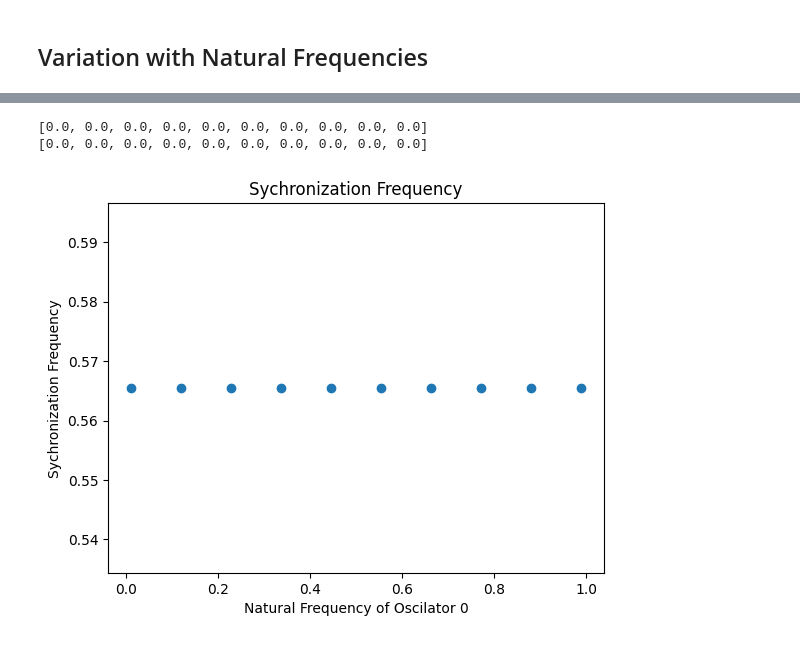
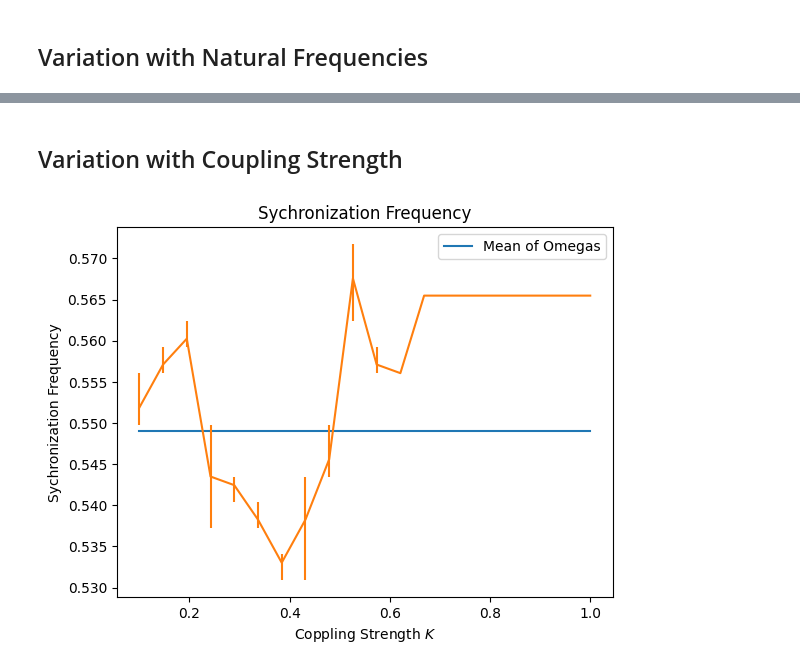
Before and after one commit to guilhermebaos/Utrecht-Summer-School-2024, a Jupyter notebook: Complex-Systems/02-Project-2/01-Equilibrium-Frequency.ipynb, the cells around one changed output, grey strips where cells are left out. Saved outputs shown, nothing was run; the diff lists cells and outputs as text; code cells hidden in the pictures.

```diff
--- a/Complex-Systems/02-Project-2/01-Equilibrium-Frequency.ipynb
+++ b/Complex-Systems/02-Project-2/01-Equilibrium-Frequency.ipynb
@@ -106,50 +230,51 @@ Text(0.5, 1.0, 'FFT of Oscilators')
+# %% [markdown]
+## Variation with Coupling Strength
 # %%
 sim_set.plotEvolution = False
-tests = 10
-samples = 20
+tests = 16
+samples = 10
 
 timesteps = int(sim_set.T / sim_set.dt)
-start = int(timesteps*0.75)
+start = int(timesteps * 0.75)
 sampleTime = (timesteps - start) / timesteps * sim_set.T
 
+kk = np.linspace(0, 1.5, tests)
 omega = np.random.rand(par.N)
-omegaTest = np.linspace(0.01, 0.99, tests)
+omegaMean = np.ones(tests) * np.mean(omega)
 
 finalOmega = []
 finalOmegaMin = []
 finalOmegaMax = []
 for testIndex in range(tests):
-    omega[0] = omegaTest[testIndex]
+    par.K = kk[testIndex]
 
     finalOmega += [[]]
     for _ in range(samples):
         thetas, orderPar = Kuramoto_simulator(par, sim_set, omega=omega)
 
         oscilators = []
         for index in range(par.N):
             mags = np.abs(np.fft.fft(np.exp(1j * thetas[index, start:])))
             omegas = (np.arange(0, len(mags)) / sampleTime) * 2 * np.pi
 
             oscilators += [omegas[list(mags).index(np.max(mags))]]
 
         finalOmega[-1] += [np.mean(oscilators)]
 
     finalOmegaMin += [min(finalOmega[-1])]
     finalOmegaMax += [max(finalOmega[-1])]
     finalOmega[-1] = np.mean(finalOmega[-1])
 
-    finalOmegaMin[-1] = finalOmega[-1] - finalOmegaMin[-1]
-    finalOmegaMax[-1] = finalOmegaMax[-1] - finalOmega[-1]
+    finalOmegaMin[-1] = abs(finalOmega[-1] - finalOmegaMin[-1])
+    finalOmegaMax[-1] = abs(finalOmegaMax[-1] - finalOmega[-1])
 
 
-print(finalOmegaMin)
-print(finalOmegaMax)
-plt.errorbar(omegaTest, finalOmega, yerr=[finalOmegaMin, finalOmegaMax], fmt="o")
+plt.plot(kk, omegaMean, label="Mean of Omegas", c='#1f77b4')
+plt.errorbar(kk, finalOmega, yerr=[finalOmegaMin, finalOmegaMax], label="Sync Frequency", c='#ff7f0e')
+plt.legend()
 plt.title("Sychronization Frequency")
 plt.ylabel("Sychronization Frequency")
-plt.xlabel("Natural Frequency of Oscilator 0")
+plt.xlabel("Coppling Strength $K$")
 plt.show()
 # %% [output]
-[0.0, 0.0, 0.0, 0.0, 0.0, 0.0, 0.0, 0.0, 0.0, 0.0]
-[0.0, 0.0, 0.0, 0.0, 0.0, 0.0, 0.0, 0.0, 0.0, 0.0]
-[figure, old version]
+[figure, new version]
```
Also changed, not shown: parts of 3 cells of this notebook, 3 other files.
